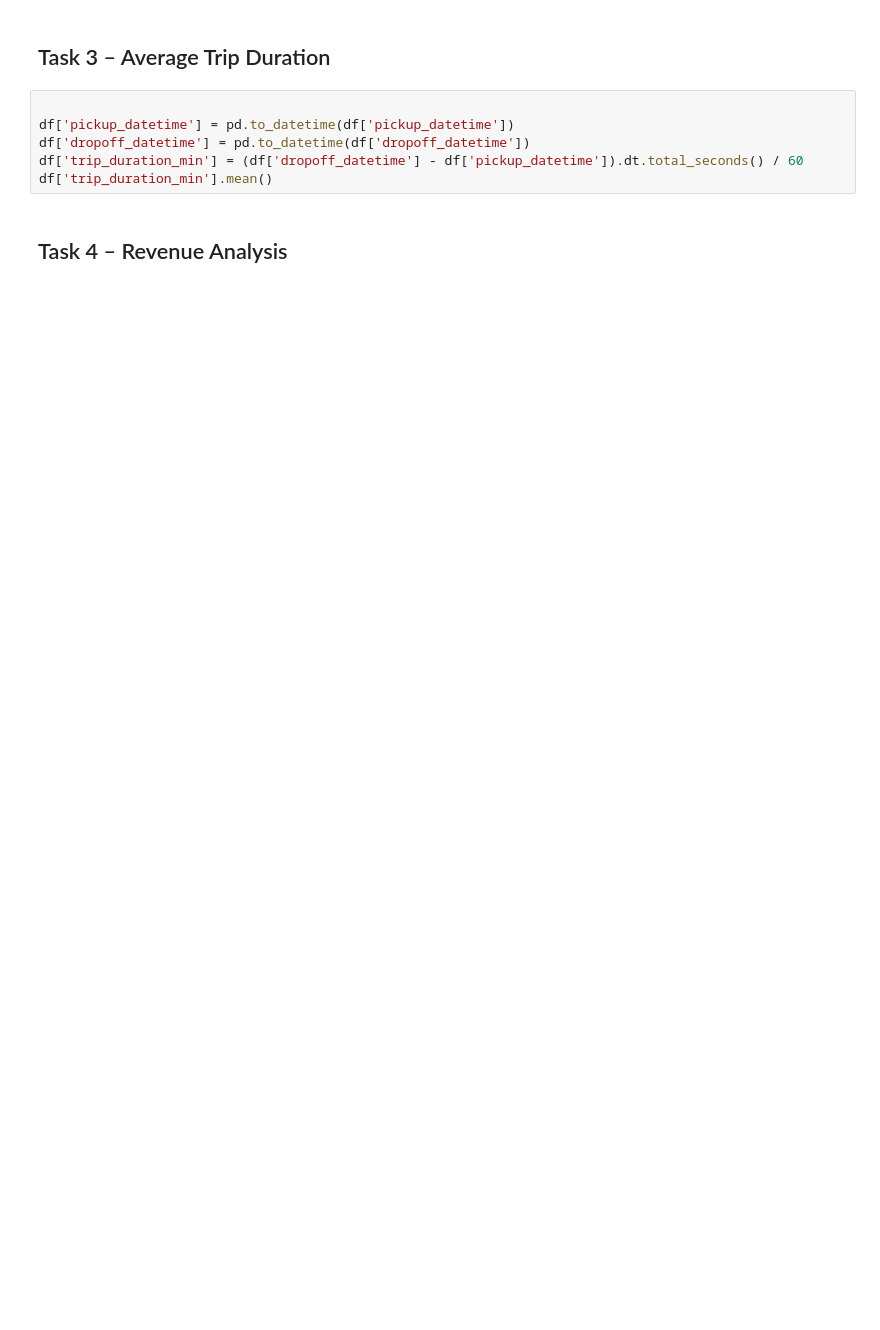
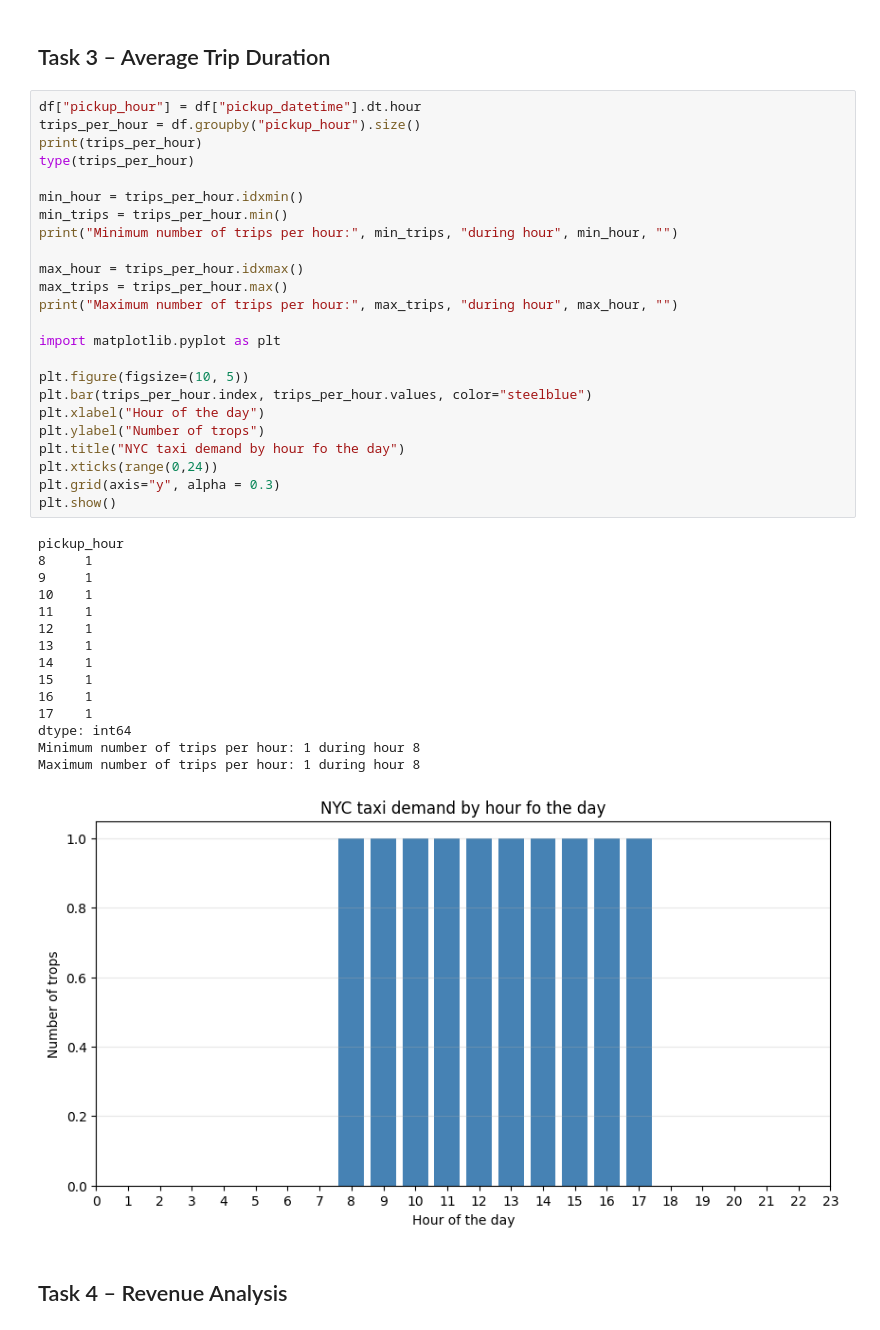
Before and after one commit to omar-medeuov/uni-python-task2, a Jupyter notebook: week3_NYC_taxi_task/Big_Data_Analytics_NYC_Taxi.ipynb, the cells around one changed output. Cells and saved outputs as stored; diff of their text form; blank space fills up the shorter version.

```diff
--- a/week3_NYC_taxi_task/Big_Data_Analytics_NYC_Taxi.ipynb
+++ b/week3_NYC_taxi_task/Big_Data_Analytics_NYC_Taxi.ipynb
@@ -65,11 +86,45 @@ df['pickup_datetime'] = pd.to_datetime(df['pickup_datetime'])
 # %% [markdown]
 ## Task 3 – Average Trip Duration
 # %%
+df["pickup_hour"] = df["pickup_datetime"].dt.hour
+trips_per_hour = df.groupby("pickup_hour").size()
+print(trips_per_hour)
+type(trips_per_hour)
 
-df['pickup_datetime'] = pd.to_datetime(df['pickup_datetime'])
-df['dropoff_datetime'] = pd.to_datetime(df['dropoff_datetime'])
-df['trip_duration_min'] = (df['dropoff_datetime'] - df['pickup_datetime']).dt.total_seconds() / 60
-df['trip_duration_min'].mean()
+min_hour = trips_per_hour.idxmin()
+min_trips = trips_per_hour.min()
+print("Minimum number of trips per hour:", min_trips, "during hour", min_hour, "")
+
+max_hour = trips_per_hour.idxmax()
+max_trips = trips_per_hour.max()
+print("Maximum number of trips per hour:", max_trips, "during hour", max_hour, "")
+
+import matplotlib.pyplot as plt
+
+plt.figure(figsize=(10, 5))
+plt.bar(trips_per_hour.index, trips_per_hour.values, color="steelblue")
+plt.xlabel("Hour of the day")
+plt.ylabel("Number of trops")
+plt.title("NYC taxi demand by hour fo the day")
+plt.xticks(range(0,24))
+plt.grid(axis="y", alpha = 0.3)
+plt.show()
+# %% [output]
+pickup_hour
+8     1
+9     1
+10    1
+11    1
+12    1
+13    1
+14    1
+15    1
+16    1
+17    1
+dtype: int64
+Minimum number of trips per hour: 1 during hour 8
+Maximum number of trips per hour: 1 during hour 8
+[figure, added]
 # %% [markdown]
 ## Task 4 – Revenue Analysis
 # %%
```
Also changed, not shown: parts of 4 cells of this notebook.
